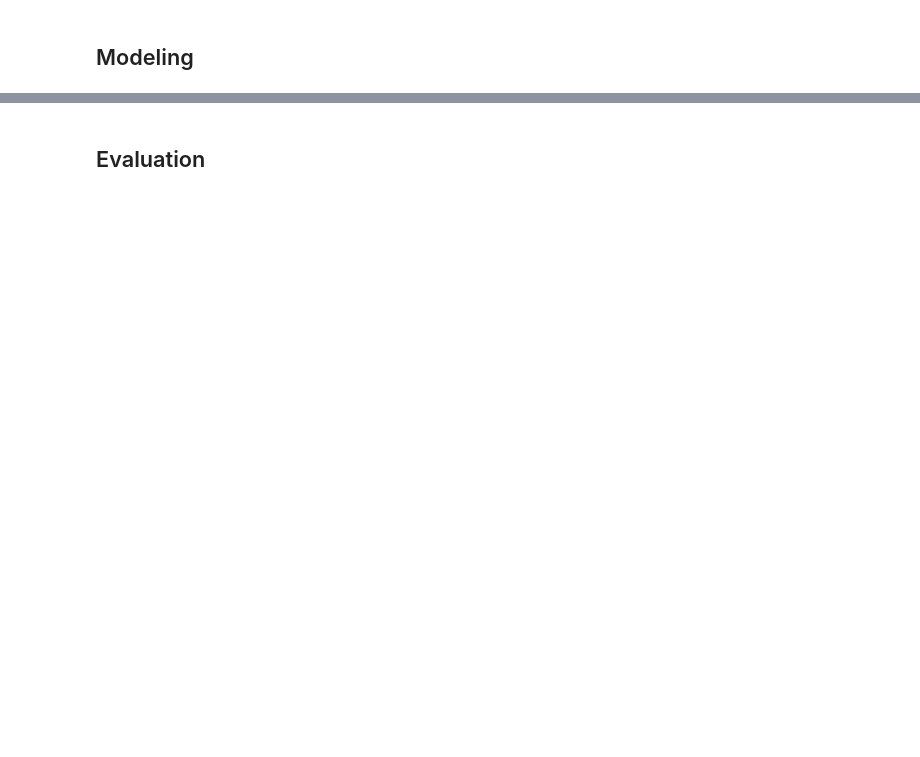
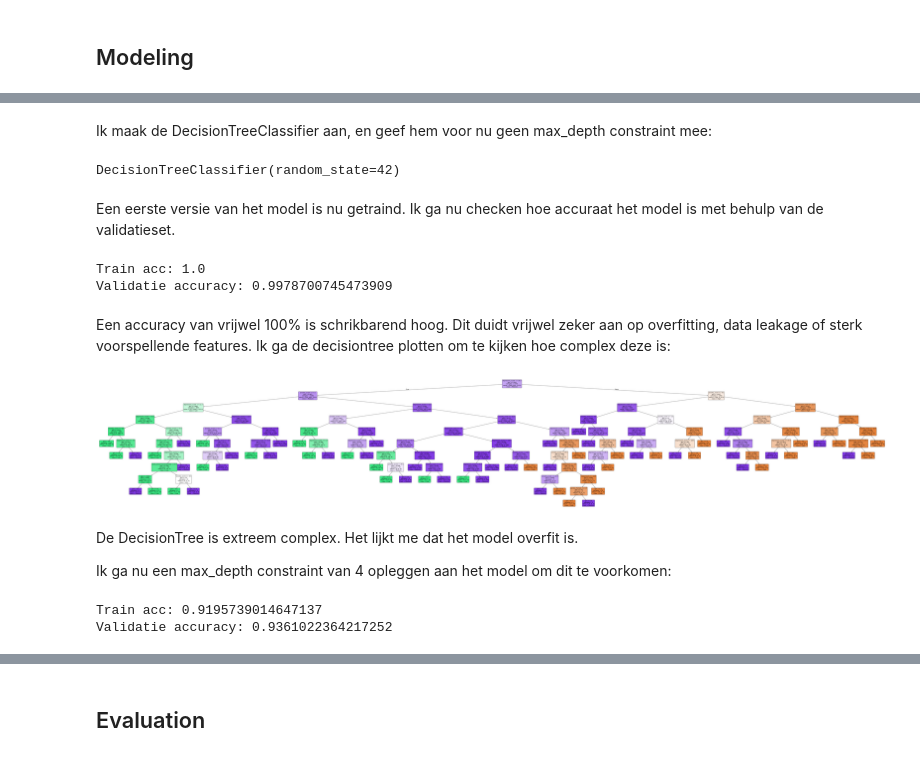
Before and after one commit to GitMathijs/S3_AI_lesmateriaal, a Jupyter notebook: Casus/casus.ipynb, the cells around one changed output, grey strips where cells are left out. Cells and saved outputs as stored; diff of their text form; code cells hidden in the pictures; blank space fills up the shorter version.

Commit message:
data prep finish en modeling dtc

```diff
--- a/Casus/casus.ipynb
+++ b/Casus/casus.ipynb
@@ -195,3 +205,5 @@ Er zijn geen missende waarden en er staan geen rare / gekke waarden in de data.
+# %%
+data_clean = data_clean[data_clean["employment_status"] == "Employed"]
 # %% [markdown]
 ### Omzetten yes/no kolommen (label encoding)
 De 'mental_health_history' en 'seeks_treatment' kolommen bevatten yes/no waarden. Om deze kolommen later te kunnen gebruiken in een model, is het handig om deze waarden om te zetten naar enen en nullen:
@@ -207,0 +217,3 @@ De 'gender', 'employment_status' en 'work_environment' features zijn nominaal, e
+# %%
+data_clean = pd.get_dummies(data_clean, columns=["gender", "work_environment"])
+data_clean.head()
@@ -209,0 +238,53 @@ De 'gender', 'employment_status' en 'work_environment' features zijn nominaal, e
+# %%
+# features en target selecteren
+X = data_clean[['age', 'mental_health_history', 'seeks_treatment', 'stress_level',
+       'sleep_hours', 'physical_activity_days', 'depression_score',
+       'anxiety_score', 'social_support_score', 'productivity_score', 'gender_Female', 'gender_Male',
+       'gender_Non-binary', 'gender_Prefer not to say',
+       'work_environment_Hybrid', 'work_environment_On-site',
+       'work_environment_Remote']]
+
+y = data_clean['mental_health_risk']
+
+# splitten naar train+validatie en testset
+X_trainval, X_test, y_trainval, y_test = train_test_split(X, y, test_size=0.2, random_state=42)
+
+#splitten naar train en validatie set
+X_train, X_val, y_train, y_val = train_test_split(X_trainval, y_trainval, test_size=0.2, random_state=42)
+# %% [markdown]
+Ik maak de DecisionTreeClassifier aan, en geef hem voor nu geen max_depth constraint mee:
+# %%
+# model maken en trainen
+dtc = DecisionTreeClassifier(random_state=42)
+dtc.fit(X_train, y_train)
+# %% [output]
+DecisionTreeClassifier(random_state=42)
+# %% [markdown]
+Een eerste versie van het model is nu getraind. Ik ga nu checken hoe accuraat het model is met behulp van de validatieset.
+# %%
+# evaluatie op validatieset
+print("Train acc:", dtc.score(X_train, y_train))
+print("Validatie accuracy:", dtc.score(X_val, y_val))
+# %% [output]
+Train acc: 1.0
+Validatie accuracy: 0.9978700745473909
+# %% [markdown]
+Een accuracy van vrijwel 100% is schrikbarend hoog. Dit duidt vrijwel zeker aan op overfitting, data leakage of sterk voorspellende features. Ik ga de decisiontree plotten om te kijken hoe complex deze is:
+# %%
+plt.figure(figsize=(120, 20))
+plot_tree(dtc, feature_names=X.columns, class_names=dtc.classes_, filled=True, rounded=True, fontsize=12)
+plt.show()
+# %% [output]
+[figure, added]
+# %% [markdown]
+De DecisionTree is extreem complex. Het lijkt me dat het model overfit is.
+
+Ik ga nu een max_depth constraint van 4 opleggen aan het model om dit te voorkomen:
+# %%
+dtc = DecisionTreeClassifier(max_depth=4, random_state=42)
+dtc.fit(X_train, y_train)
+print("Train acc:", dtc.score(X_train, y_train))
+print("Validatie accuracy:", dtc.score(X_val, y_val))
+# %% [output]
+Train acc: 0.9195739014647137
+Validatie accuracy: 0.9361022364217252
```
Also changed, not shown: parts of 20 cells of this notebook.
